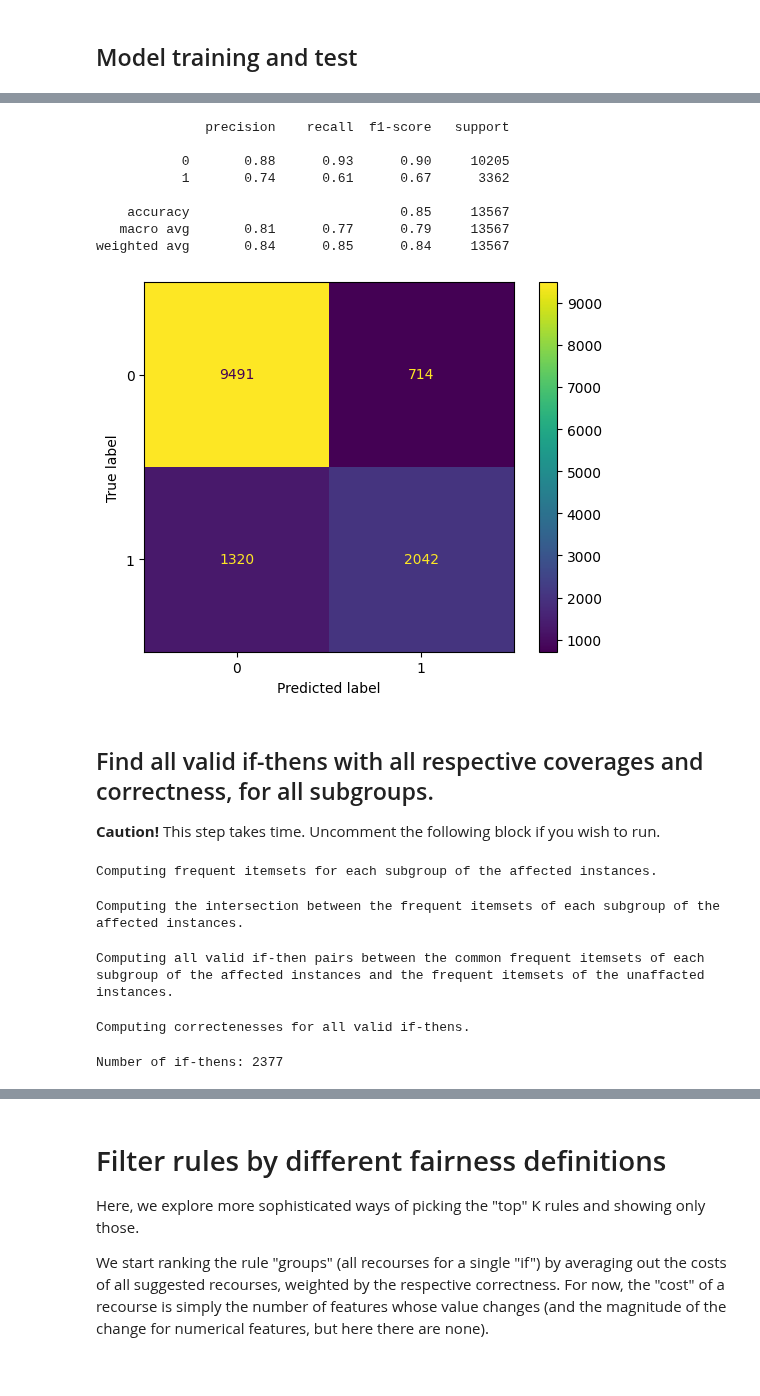
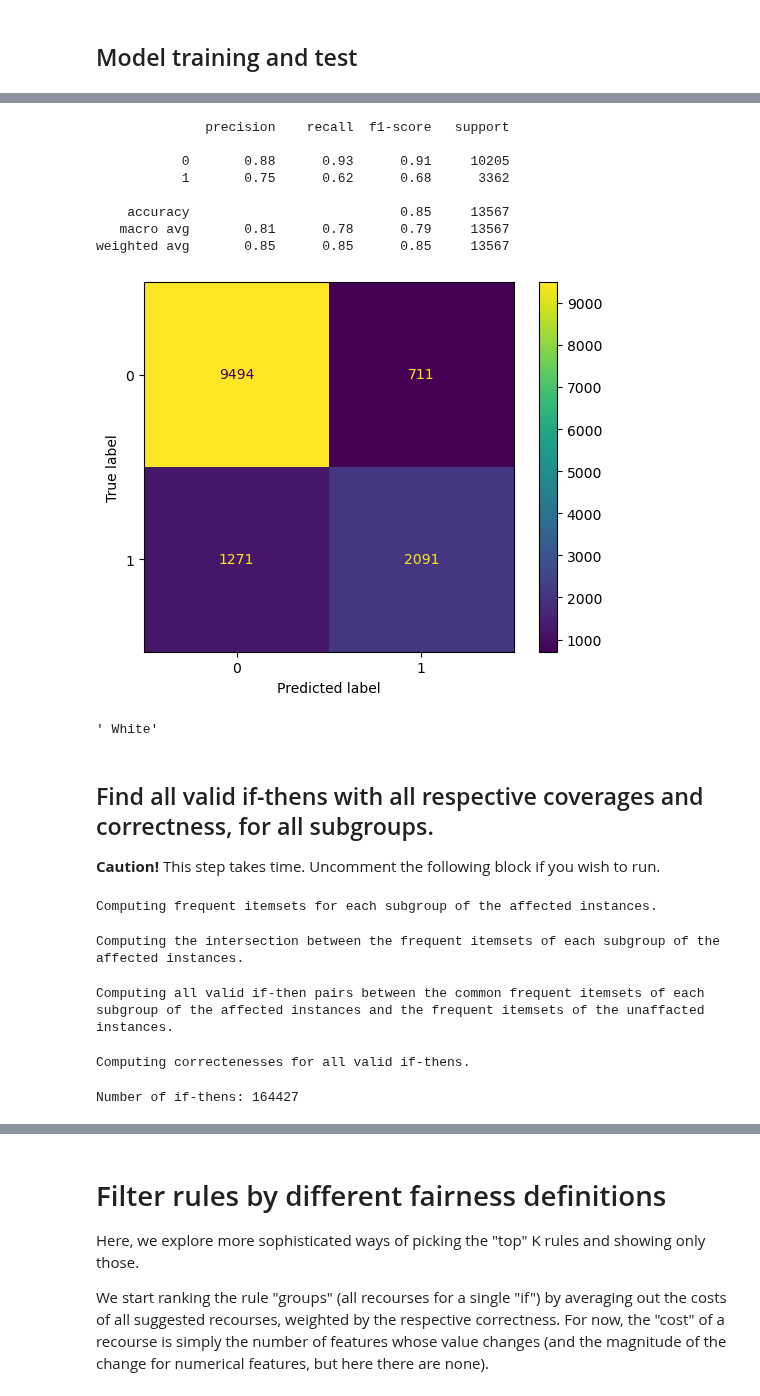
Before and after one commit to AutoFairAthenaRC/FACTS, a Jupyter notebook: facts/AdultDataset/AdultDatasetFairTest_race.ipynb, the cells around one changed output, grey strips where cells are left out. Drawn from its saved outputs; the diff is of its cells as text; code cells hidden in the pictures.

Commit message:
started working on adult dataset with race protected feat

```diff
--- a/facts/AdultDataset/AdultDatasetFairTest_race.ipynb
+++ b/facts/AdultDataset/AdultDatasetFairTest_race.ipynb
@@ -96,20 +107,24 @@ array([0., 0., 0., 0., 1., 0., 0., 0., 0., 0., 0., 0., 0., 1., 0., 0., 0.,
 positive_label = 1
 negative_label = 0
 preds_Xtest = model.predict(X_test)
-print(classification_report(y_test.map({negative_label: 0, positive_label: 1}), preds))
+print(classification_report(y_test.map({negative_label: 0, positive_label: 1}), preds_Xtest))
 # %% [output]
               precision    recall  f1-score   support
 
-           0       0.88      0.93      0.90     10205
-           1       0.74      0.61      0.67      3362
+           0       0.88      0.93      0.91     10205
+           1       0.75      0.62      0.68      3362
 
     accuracy                           0.85     13567
-   macro avg       0.81      0.77      0.79     13567
-weighted avg       0.84      0.85      0.84     13567
+   macro avg       0.81      0.78      0.79     13567
+weighted avg       0.85      0.85      0.85     13567
 # %%
-conf_matrix = confusion_matrix(y_test, preds)
+conf_matrix = confusion_matrix(y_test, preds_Xtest)
 cm_disp = ConfusionMatrixDisplay(confusion_matrix=conf_matrix)
 cm_disp.plot()
 plt.show()
 # %% [output]
-[figure, old version]
+[figure, new version]
+# %%
+X_test.race.astype("string").astype("category").iloc[199]
+# %% [output]
+' White'
@@ -122,7 +147,7 @@ ifthens_coverage_correctness = valid_ifthens_with_coverage_correctness(
     X_test,
     model=model,
     sensitive_attribute='race',
-    freqitem_minsupp=0.05,
+    freqitem_minsupp=0.01,
     missing_subgroup_val="Unknown",
     drop_infeasible=True,
     drop_above=True
@@ -135,7 +160,7 @@ Computing frequent itemsets for each subgroup of the affected instances.
 Computing the intersection between the frequent itemsets of each subgroup of the affected instances.
 Computing all valid if-then pairs between the common frequent itemsets of each subgroup of the affected instances and the frequent itemsets of the unaffacted instances.
 Computing correctenesses for all valid if-thens.
-Number of if-thens: 2377
+Number of if-thens: 164427
 # %%
 ### Uncomment if you wish to load rules object from disk
 
```
Also changed, not shown: parts of 6 cells of this notebook.
